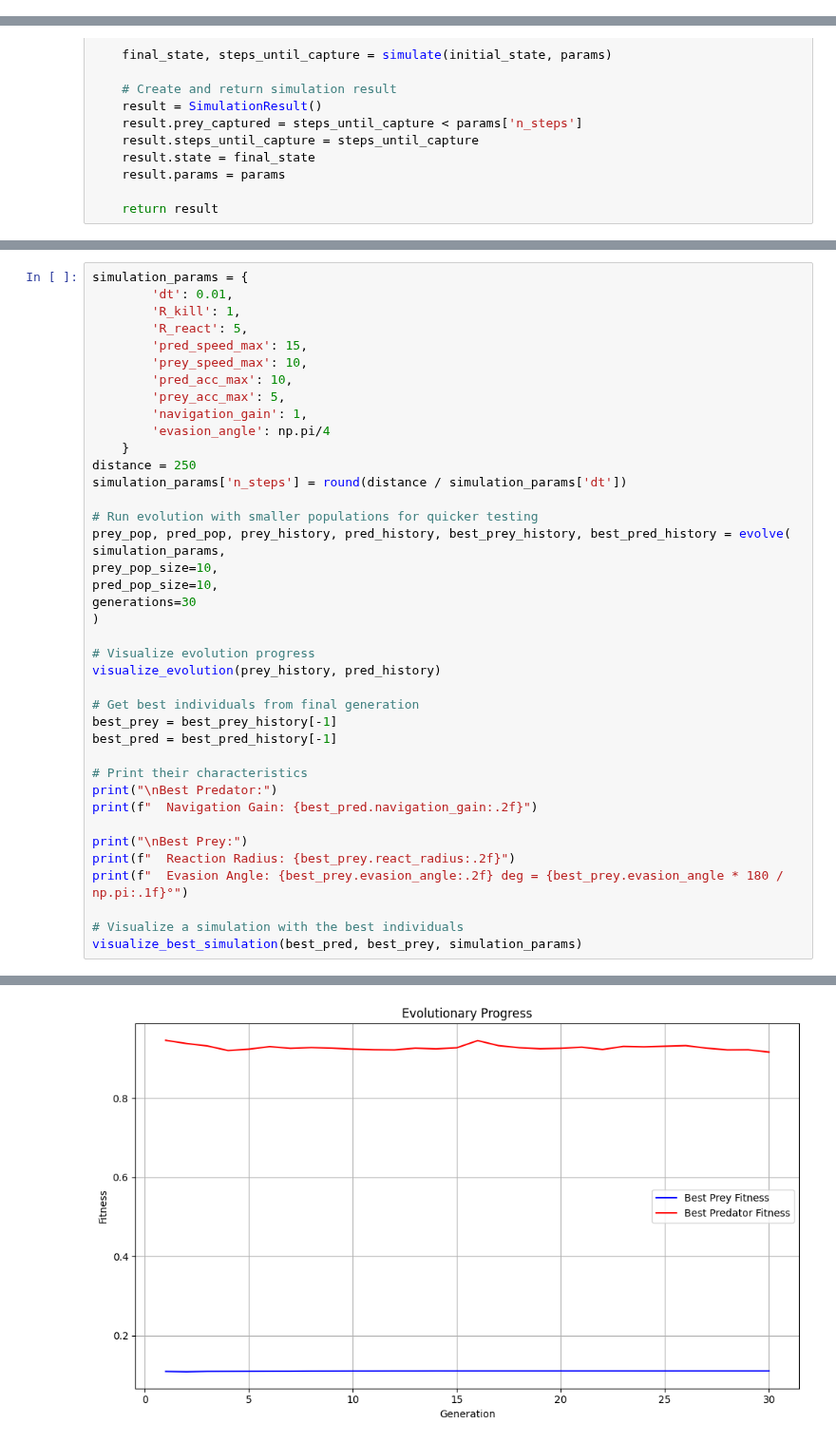
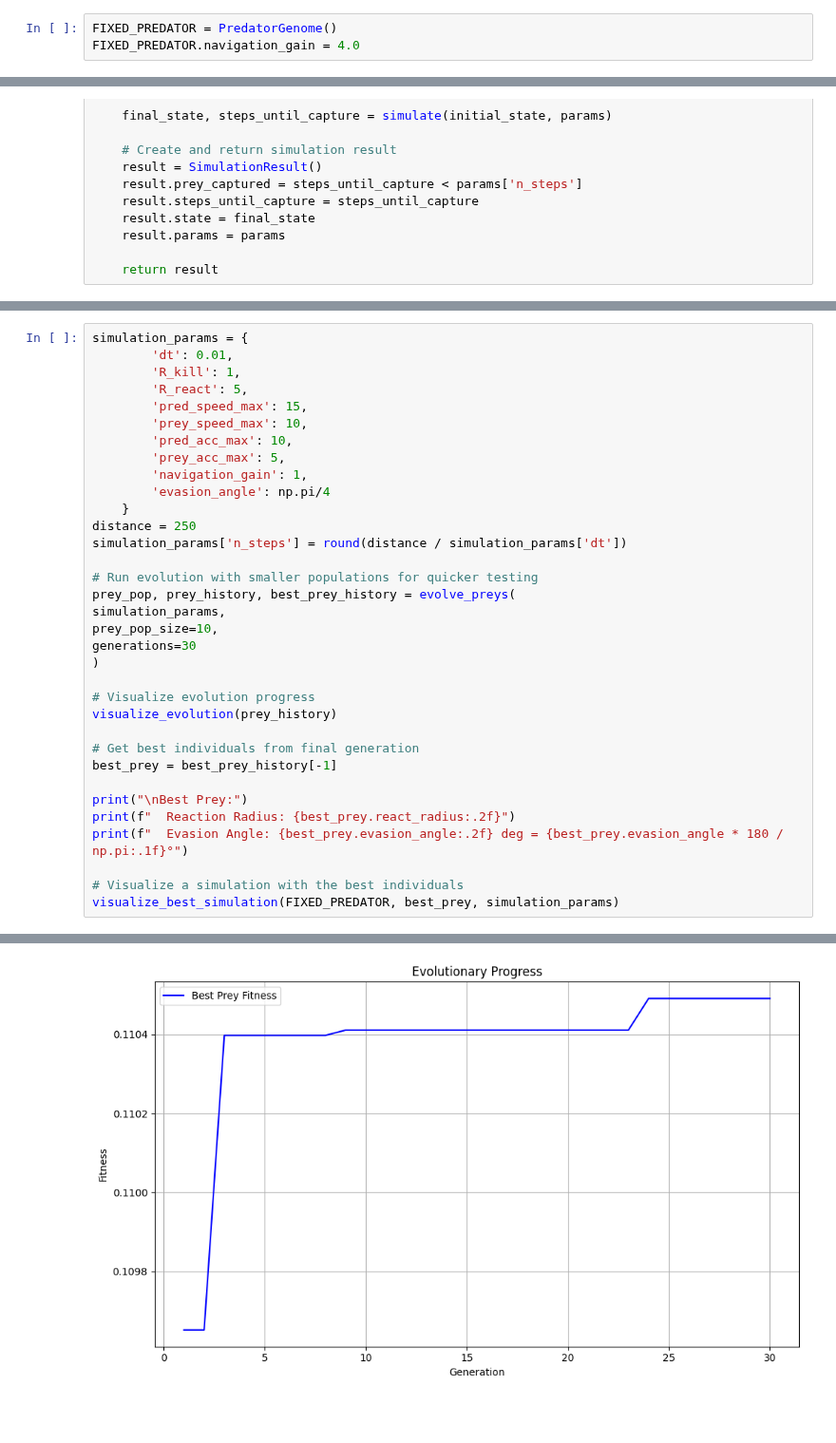
Before and after one commit to quercia-dev/pursuit-curves, a Jupyter notebook: 01_EvolutionaryAlgorithm.ipynb, the cells around one changed output, grey strips where cells are left out. Shown at 95% size. Saved outputs shown, nothing was run; the diff lists cells and outputs as text; blank space fills up the shorter version.

Commit message:
rm: - predator evolution, + FIXED_PREDATOR

```diff
--- a/01_EvolutionaryAlgorithm.ipynb
+++ b/01_EvolutionaryAlgorithm.ipynb
@@ -34,6 +34,9 @@ class PreyGenome:
     def __init__(self):
         self.react_radius = 0.0
         self.evasion_angle = 0.0
+# %%
+FIXED_PREDATOR = PredatorGenome()
+FIXED_PREDATOR.navigation_gain = 4.0
 # %% [markdown]
 ## Fitness Function
 
@@ -404,29 +285,23 @@ distance = 250
 simulation_params['n_steps'] = round(distance / simulation_params['dt'])
 
 # Run evolution with smaller populations for quicker testing
-prey_pop, pred_pop, prey_history, pred_history, best_prey_history, best_pred_history = evolve(
+prey_pop, prey_history, best_prey_history = evolve_preys(
 simulation_params,
 prey_pop_size=10,
-pred_pop_size=10,
 generations=30
 )
 
 # Visualize evolution progress
-visualize_evolution(prey_history, pred_history)
+visualize_evolution(prey_history)
 
 # Get best individuals from final generation
 best_prey = best_prey_history[-1]
-best_pred = best_pred_history[-1]
-
-# Print their characteristics
-print("\nBest Predator:")
-print(f"  Navigation Gain: {best_pred.navigation_gain:.2f}")
 
 print("\nBest Prey:")
 print(f"  Reaction Radius: {best_prey.react_radius:.2f}")
 print(f"  Evasion Angle: {best_prey.evasion_angle:.2f} deg = {best_prey.evasion_angle * 180 / np.pi:.1f}°")
 
 # Visualize a simulation with the best individuals
-visualize_best_simulation(best_pred, best_prey, simulation_params)
+visualize_best_simulation(FIXED_PREDATOR, best_prey, simulation_params)
 # %% [output]
 Generation 1/30
@@ -449 +324 @@ Generation 30/30
-[figure, old version]
+[figure, new version]
```
Also changed, not shown: parts of 6 cells of this notebook, 1 other file.
